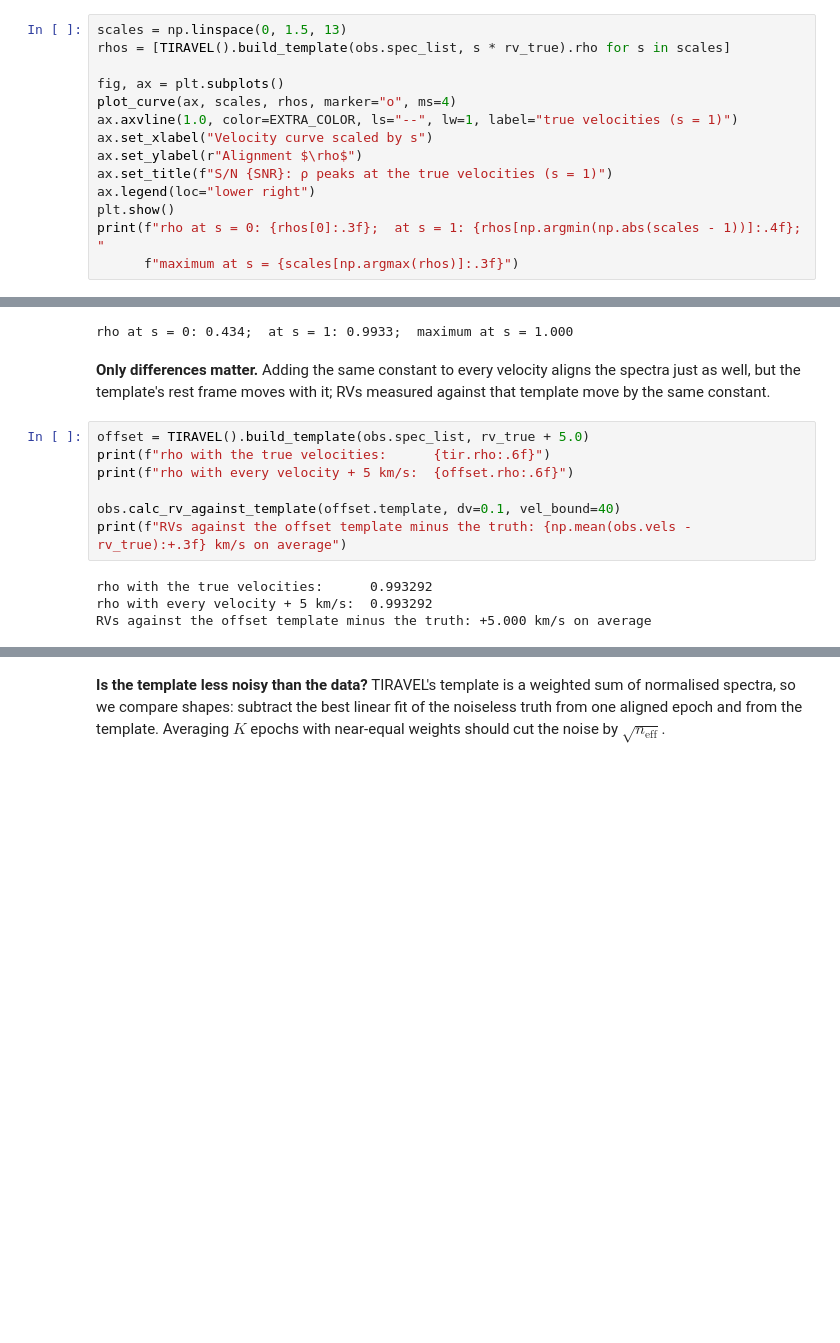
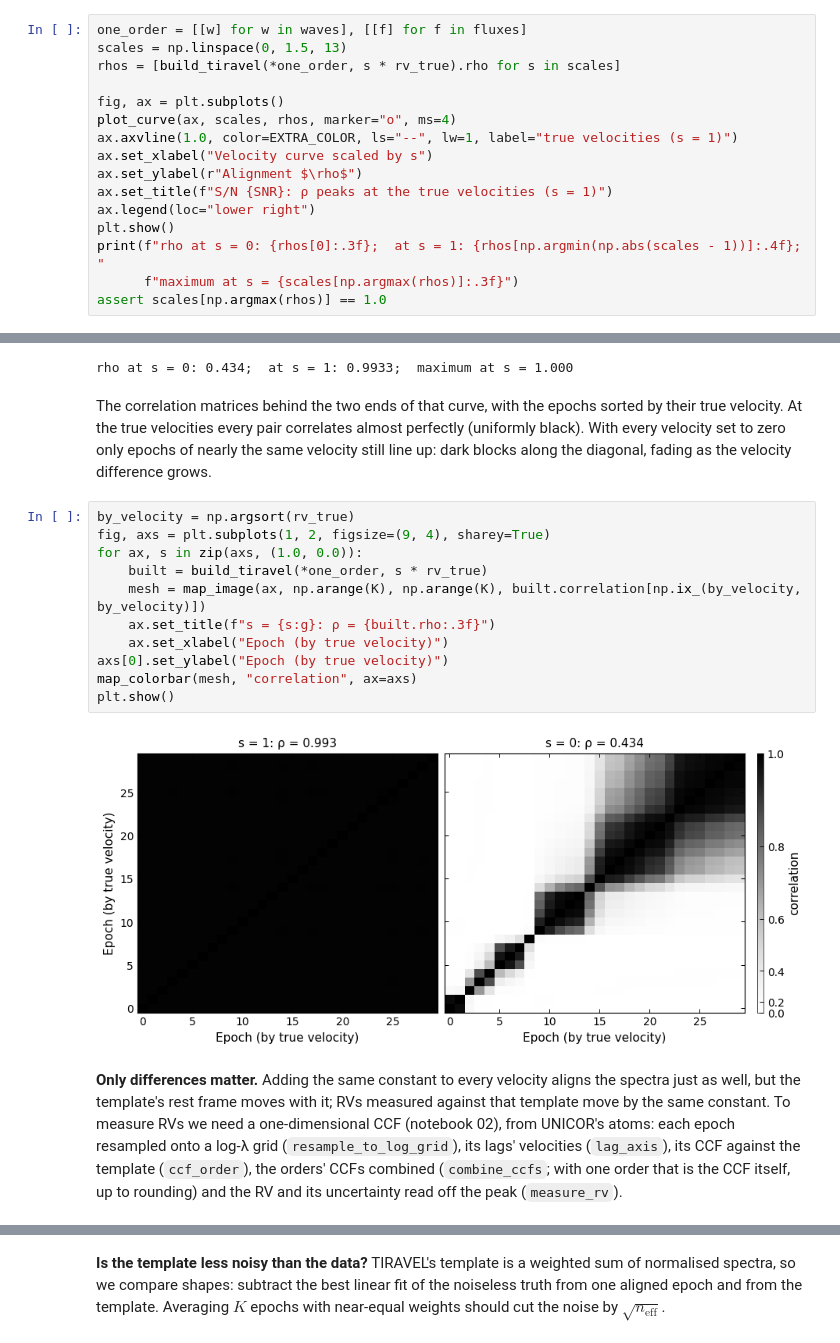
Before and after one commit to SPARTA-dev/SPARTA, a Jupyter notebook: examples/04_template_from_data_tiravel.ipynb, the cells around one changed output, grey strips where cells are left out. Drawn from its saved outputs; the diff is of its cells as text; blank space fills up the shorter version.

```diff
--- a/examples/04_template_from_data_tiravel.ipynb
+++ b/examples/04_template_from_data_tiravel.ipynb
@@ -101,8 +195,9 @@ because resampling the shifted epochs onto the common grid smooths their noise a
 assumes the star is not moving, *s* = 1 is the truth. With noise the whole curve sits below 1,
 but its maximum stays at *s* = 1, which is what would let an optimiser find the velocities.
 # %%
+one_order = [[w] for w in waves], [[f] for f in fluxes]
 scales = np.linspace(0, 1.5, 13)
-rhos = [TIRAVEL().build_template(obs.spec_list, s * rv_true).rho for s in scales]
+rhos = [build_tiravel(*one_order, s * rv_true).rho for s in scales]
 
 fig, ax = plt.subplots()
 plot_curve(ax, scales, rhos, marker="o", ms=4)
@@ -114,21 +209,33 @@ ax.legend(loc="lower right")
 plt.show()
 print(f"rho at s = 0: {rhos[0]:.3f};  at s = 1: {rhos[np.argmin(np.abs(scales - 1))]:.4f};  "
       f"maximum at s = {scales[np.argmax(rhos)]:.3f}")
+assert scales[np.argmax(rhos)] == 1.0
 # %% [output]
 [figure]
 rho at s = 0: 0.434;  at s = 1: 0.9933;  maximum at s = 1.000
+# %% [markdown]
+The correlation matrices behind the two ends of that curve, with the epochs sorted by their true
+velocity. At the true velocities every pair correlates almost perfectly (uniformly black). With
+every velocity set to zero only epochs of nearly the same velocity still line up: dark blocks
+along the diagonal, fading as the velocity difference grows.
+# %%
+by_velocity = np.argsort(rv_true)
+fig, axs = plt.subplots(1, 2, figsize=(9, 4), sharey=True)
+for ax, s in zip(axs, (1.0, 0.0)):
+    built = build_tiravel(*one_order, s * rv_true)
+    mesh = map_image(ax, np.arange(K), np.arange(K), built.correlation[np.ix_(by_velocity, by_velocity)])
+    ax.set_title(f"s = {s:g}: ρ = {built.rho:.3f}")
+    ax.set_xlabel("Epoch (by true velocity)")
+axs[0].set_ylabel("Epoch (by true velocity)")
+map_colorbar(mesh, "correlation", ax=axs)
+plt.show()
+# %% [output]
+[figure, added]
 # %% [markdown]
 **Only differences matter.** Adding the same constant to every velocity aligns the spectra just
-as well, but the template's rest frame moves with it; RVs measured against that template move
-by the same constant.
+as well, but the template's rest frame moves with it; RVs measured against that template move by
+the same constant. To measure RVs we need a one-dimensional CCF (notebook 02), from UNICOR's
+atoms: each epoch resampled onto a log-λ grid (`resample_to_log_grid`), its lags' velocities
+(`lag_axis`), its CCF against the template (`ccf_order`), the orders' CCFs combined
+(`combine_ccfs`; with one order that is the CCF itself, up to rounding) and the RV and its
+uncertainty read off the peak (`measure_rv`).
-# %%
-offset = TIRAVEL().build_template(obs.spec_list, rv_true + 5.0)
-print(f"rho with the true velocities:      {tir.rho:.6f}")
-print(f"rho with every velocity + 5 km/s:  {offset.rho:.6f}")
-
-obs.calc_rv_against_template(offset.template, dv=0.1, vel_bound=40)
-print(f"RVs against the offset template minus the truth: {np.mean(obs.vels - rv_true):+.3f} km/s on average")
-# %% [output]
-rho with the true velocities:      0.993292
-rho with every velocity + 5 km/s:  0.993292
-RVs against the offset template minus the truth: +5.000 km/s on average
```
Also changed, not shown: parts of 33 cells of this notebook, 11 other files.
